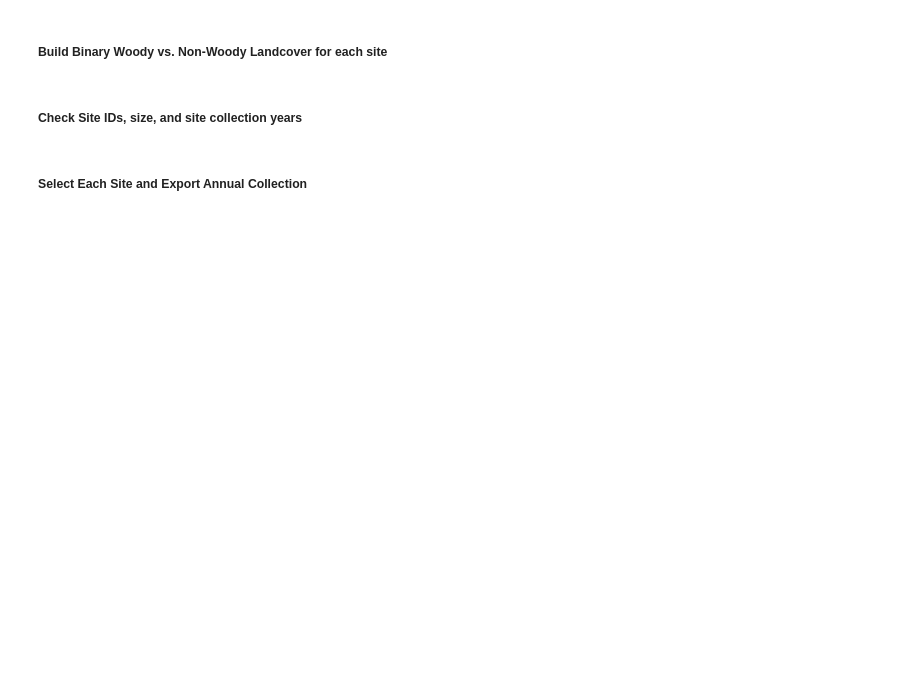
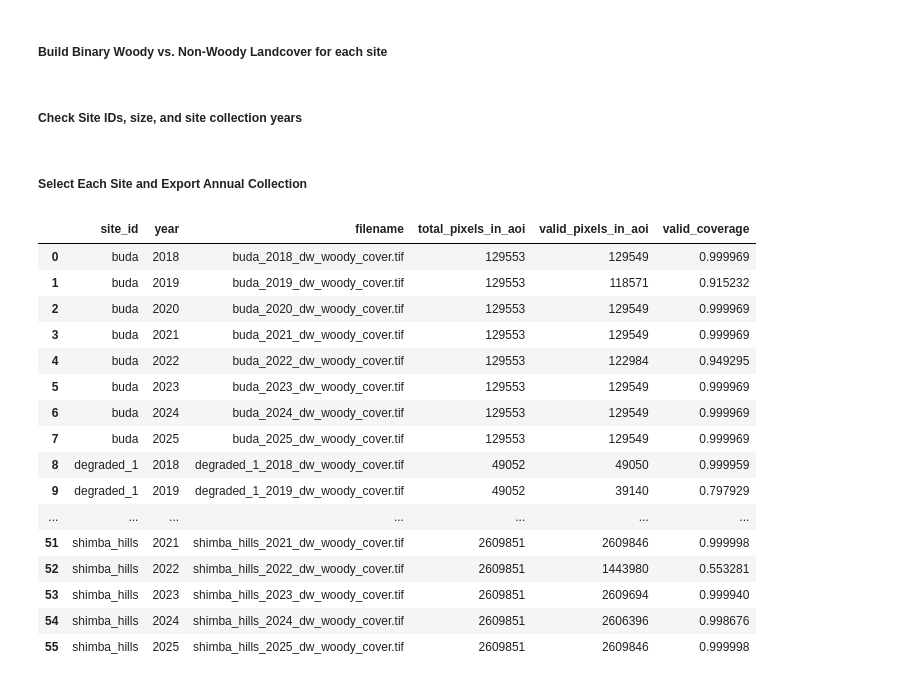
Before and after one commit to jjenkinscerkenya/TGBS_Base, a Jupyter notebook: notebooks/lanscape_metrics.ipynb, the cells around one changed output. Drawn from its saved outputs; the diff is of its cells as text; code cells hidden in the pictures; blank space fills up the shorter version.

```diff
--- a/notebooks/lanscape_metrics.ipynb
+++ b/notebooks/lanscape_metrics.ipynb
@@ -88,0 +192,37 @@ tasks = export_image_collection_to_drive(
+# %%
+site_files = {
+    "ks_rehab": DATA_DIR / "ks_rehab_blocks.geojson",
+    "buda": DATA_DIR / "buda_aoi.geojson",
+    "gogoni": DATA_DIR / "gogoni_aoi.geojson",
+    "shimba_hills": DATA_DIR / "shimba_hills_aoi.geojson",
+    "degraded_1": DATA_DIR / "degraded_1_aoi.geojson",
+    "degraded_2": DATA_DIR / "degraded_2_aoi.geojson",
+    "degraded_3": DATA_DIR / "degraded_3_aoi.geojson",
+}
+# %%
+sites_gdf = build_buffered_sites_gdf(site_files, buffer_m=500, target_crs="EPSG:32637")
+# %%
+coverage_df = calculate_valid_pixel_coverage_from_polygons(
+    raster_dir=LANDSCAPE_RASTER_DIR,
+    sites_gdf=sites_gdf,
+)
+# %%
+coverage_df
+# %% [output]
+|  | site_id | year | filename | total_pixels_in_aoi | valid_pixels_in_aoi | valid_coverage |
+| 0 | buda | 2018 | buda_2018_dw_woody_cover.tif | 129553 | 129549 | 0.999969 |
+| 1 | buda | 2019 | buda_2019_dw_woody_cover.tif | 129553 | 118571 | 0.915232 |
+| 2 | buda | 2020 | buda_2020_dw_woody_cover.tif | 129553 | 129549 | 0.999969 |
+| 3 | buda | 2021 | buda_2021_dw_woody_cover.tif | 129553 | 129549 | 0.999969 |
+| 4 | buda | 2022 | buda_2022_dw_woody_cover.tif | 129553 | 122984 | 0.949295 |
+| 5 | buda | 2023 | buda_2023_dw_woody_cover.tif | 129553 | 129549 | 0.999969 |
+| 6 | buda | 2024 | buda_2024_dw_woody_cover.tif | 129553 | 129549 | 0.999969 |
+| 7 | buda | 2025 | buda_2025_dw_woody_cover.tif | 129553 | 129549 | 0.999969 |
+| 8 | degraded_1 | 2018 | degraded_1_2018_dw_woody_cover.tif | 49052 | 49050 | 0.999959 |
+| 9 | degraded_1 | 2019 | degraded_1_2019_dw_woody_cover.tif | 49052 | 39140 | 0.797929 |
+| ... | ... | ... | ... | ... | ... | ... |
+| 51 | shimba_hills | 2021 | shimba_hills_2021_dw_woody_cover.tif | 2609851 | 2609846 | 0.999998 |
+| 52 | shimba_hills | 2022 | shimba_hills_2022_dw_woody_cover.tif | 2609851 | 1443980 | 0.553281 |
+| 53 | shimba_hills | 2023 | shimba_hills_2023_dw_woody_cover.tif | 2609851 | 2609694 | 0.999940 |
+| 54 | shimba_hills | 2024 | shimba_hills_2024_dw_woody_cover.tif | 2609851 | 2606396 | 0.998676 |
+| 55 | shimba_hills | 2025 | shimba_hills_2025_dw_woody_cover.tif | 2609851 | 2609846 | 0.999998 |
```
Also changed, not shown: parts of 4 cells of this notebook, 6 other files.
